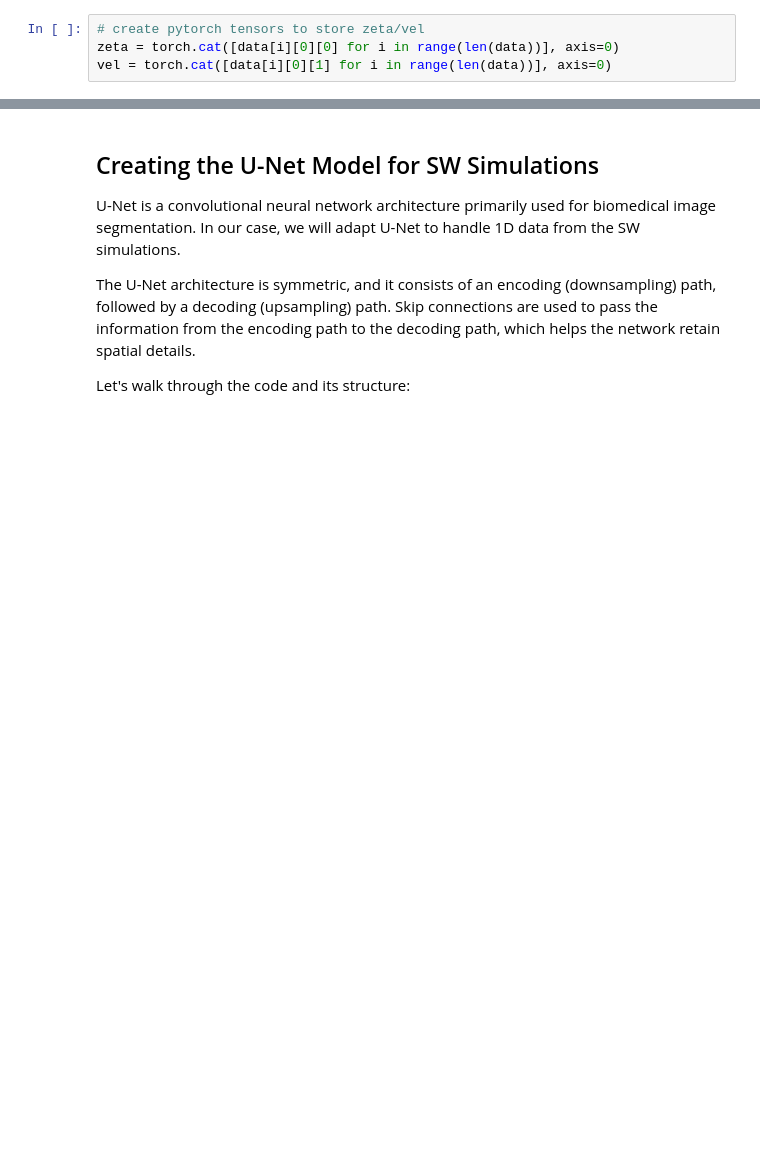
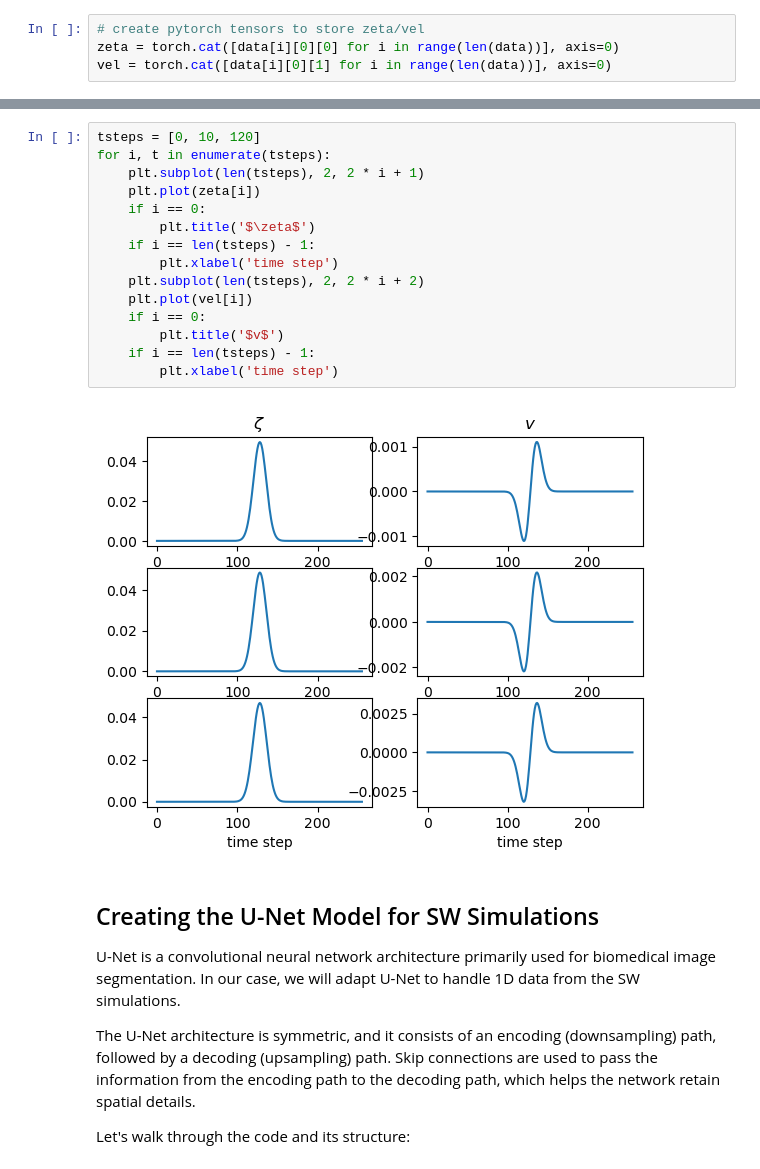
Before and after one commit to alicanbekar/pi_lecture_pytorch, a Jupyter notebook: swe_instructor_code.ipynb, the cells around one changed output, grey strips where cells are left out. Drawn from its saved outputs; the diff is of its cells as text; blank space fills up the shorter version.

```diff
--- a/swe_instructor_code.ipynb
+++ b/swe_instructor_code.ipynb
@@ -110,3 +140,20 @@ plt.colorbar()
+# %%
+tsteps = [0, 10, 120]
+for i, t in enumerate(tsteps):
+    plt.subplot(len(tsteps), 2, 2 * i + 1)
+    plt.plot(zeta[i])
+    if i == 0:
+        plt.title('$\zeta$')
+    if i == len(tsteps) - 1:
+        plt.xlabel('time step')
+    plt.subplot(len(tsteps), 2, 2 * i + 2)
+    plt.plot(vel[i])
+    if i == 0:
+        plt.title('$v$')
+    if i == len(tsteps) - 1:
+        plt.xlabel('time step')
+# %% [output]
+[figure, added]
 # %% [markdown]
 ## Creating the U-Net Model for SW Simulations
 
```
Also changed, not shown: parts of 5 cells of this notebook.
